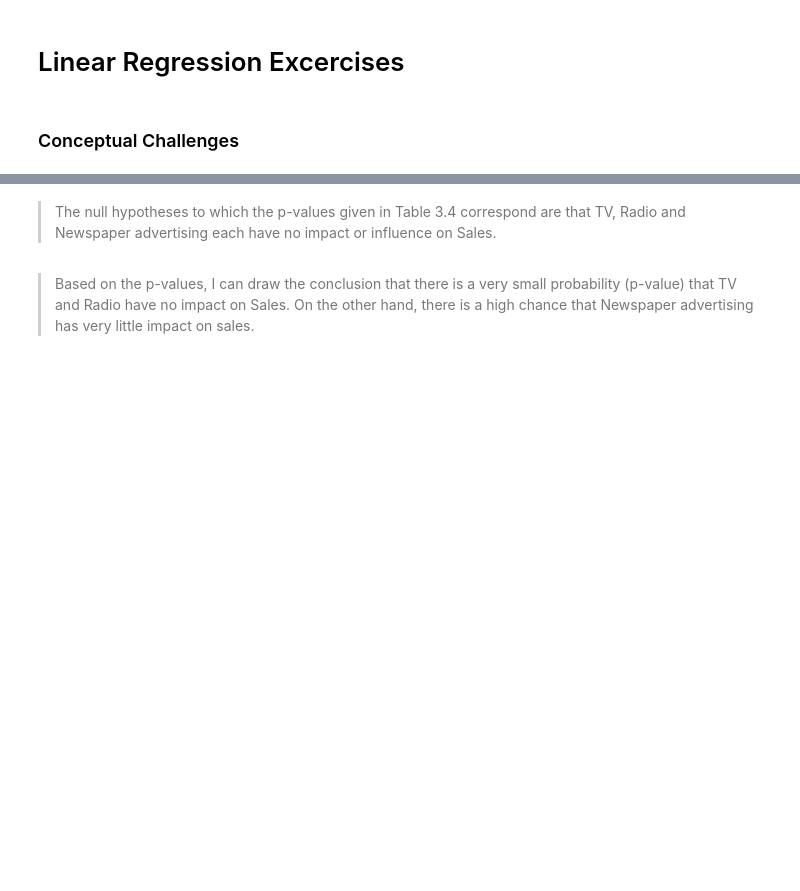
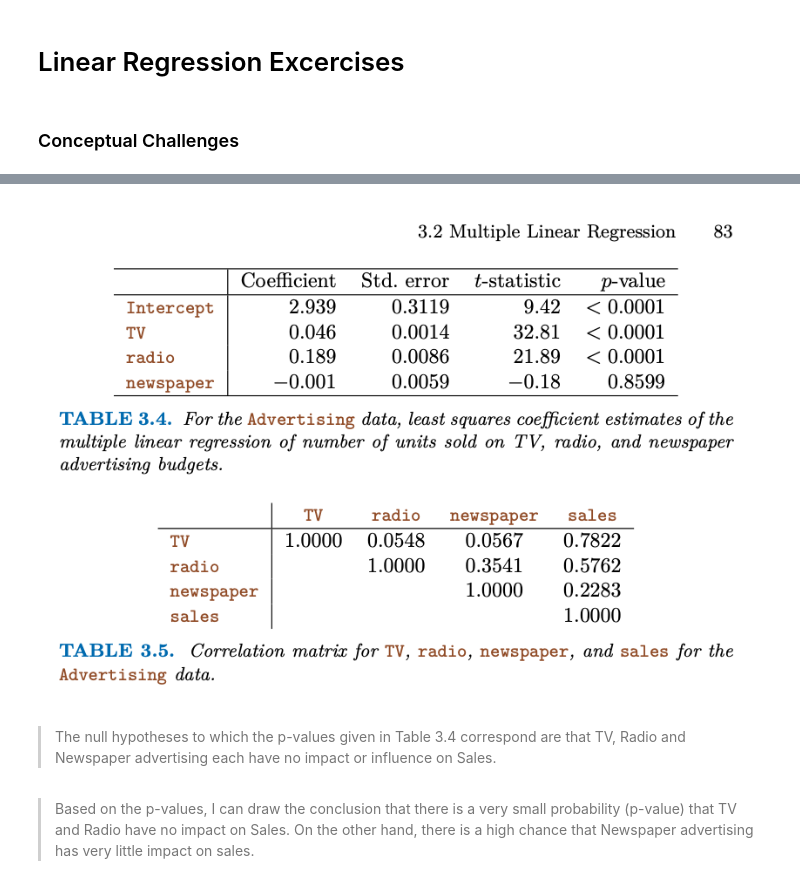
Before and after one commit to xuzmocode4-325/isl, a Jupyter notebook: 2-linear-regression/notebooks/exercises.ipynb, the cells around one changed output, grey strips where cells are left out. Drawn from its saved outputs; the diff is of its cells as text; code cells hidden in the pictures; blank space fills up the shorter version.

```diff
--- a/2-linear-regression/notebooks/exercises.ipynb
+++ b/2-linear-regression/notebooks/exercises.ipynb
@@ -13,3 +11,11 @@ linear model.
+# %%
+from pathlib import Path
+from PIL import Image
+
+img = Path.cwd().parent / 'img' /'table-3_4-and-3_5.png'
+Image.open(img)
+# %% [output]
+[figure, added]
 # %% [markdown]
 > The null hypotheses to which the p-values given in Table 3.4 correspond are that TV, Radio and Newspaper advertising each have no impact or influence on Sales.
 # %% [markdown]
```
Also changed, not shown: parts of 11 cells of this notebook, 8 other files.
